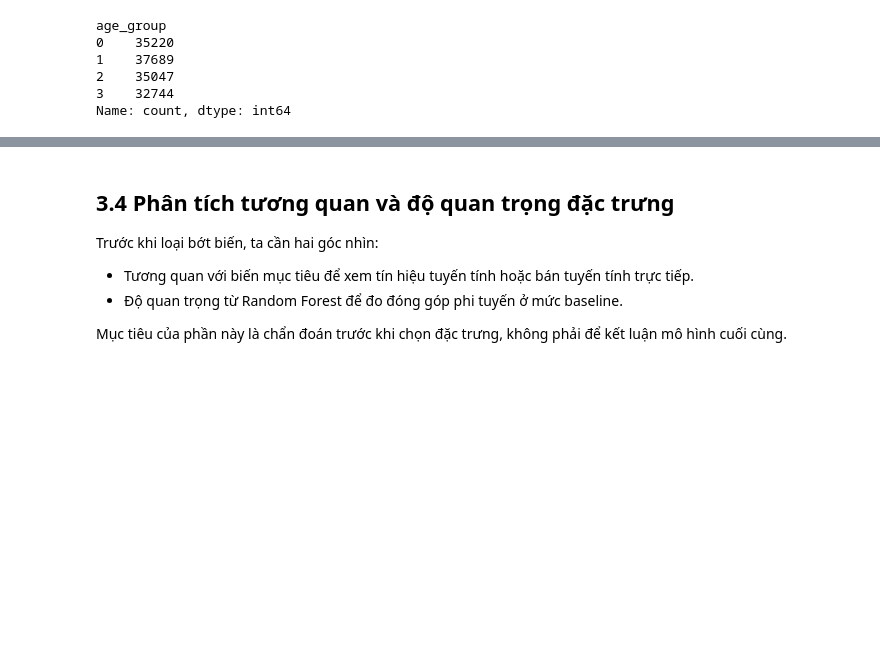
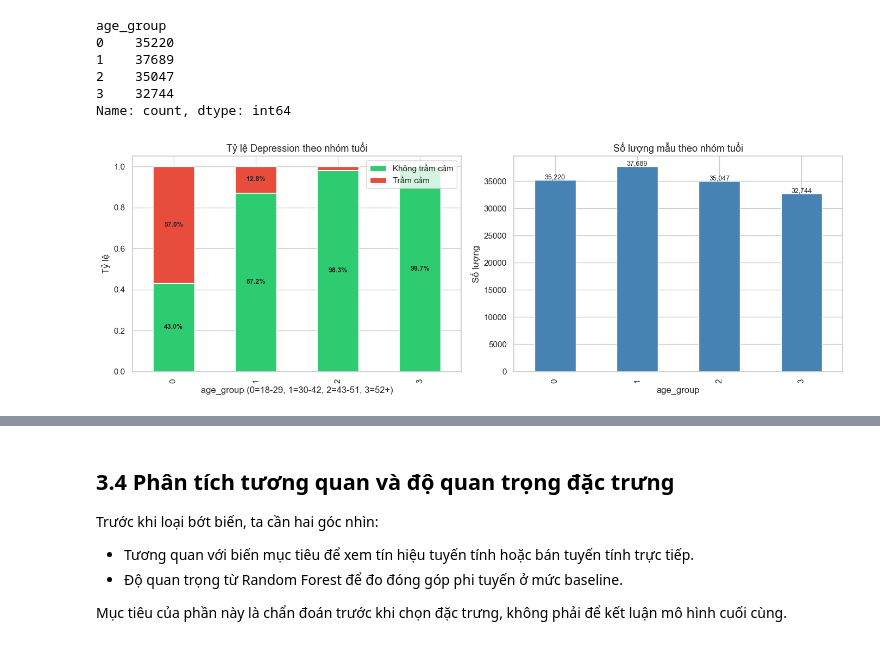
Before and after one commit to thkt2110/mental-health-depression-prediction, a Jupyter notebook: notebooks/03_feature_engineering.ipynb, the cells around one changed output, grey strips where cells are left out. Cells and saved outputs as stored; diff of their text form; code cells hidden in the pictures; blank space fills up the shorter version.

```diff
--- a/notebooks/03_feature_engineering.ipynb
+++ b/notebooks/03_feature_engineering.ipynb
@@ -172,3 +335,41 @@ age_group
 2    35047
 3    32744
 Name: count, dtype: int64
+# %%
+# Visualization: tỷ lệ Depression theo nhóm tuổi
+fig, axes = plt.subplots(1, 2, figsize=(14, 5))
+
+# Stacked bar — tỷ lệ Depression per age_group
+ct = pd.crosstab(train['age_group'], train[TARGET], normalize='index')
+ct.plot(
+    kind='bar', stacked=True, ax=axes[0],
+    color=['#2ecc71', '#e74c3c'], edgecolor='white',
+)
+axes[0].set_title('Tỷ lệ Depression theo nhóm tuổi', fontsize=13)
+axes[0].set_xlabel('age_group (0=18-29, 1=30-42, 2=43-51, 3=52+)')
+axes[0].set_ylabel('Tỷ lệ')
+axes[0].legend(['Không trầm cảm', 'Trầm cảm'], loc='upper right')
+for p in axes[0].patches:
+    h = p.get_height()
+    if h > 0.05:
+        axes[0].annotate(
+            f'{h:.1%}',
+            (p.get_x() + p.get_width() / 2, p.get_y() + h / 2),
+            ha='center', va='center', fontsize=9, fontweight='bold',
+        )
+
+# Count per group
+train['age_group'].value_counts().sort_index().plot(
+    kind='bar', ax=axes[1], color='steelblue', edgecolor='white',
+)
+axes[1].set_title('Số lượng mẫu theo nhóm tuổi', fontsize=13)
+axes[1].set_xlabel('age_group')
+axes[1].set_ylabel('Số lượng')
+for i, v in enumerate(train['age_group'].value_counts().sort_index()):
+    axes[1].text(i, v + 200, f'{v:,}', ha='center', fontsize=9)
+
+plt.tight_layout()
+plt.savefig('../docs/age_group_vs_depression.png', dpi=150)
+plt.show()
+# %% [output]
+[figure, added]
```
Also changed, not shown: parts of 17 cells of this notebook, 7 other files.
